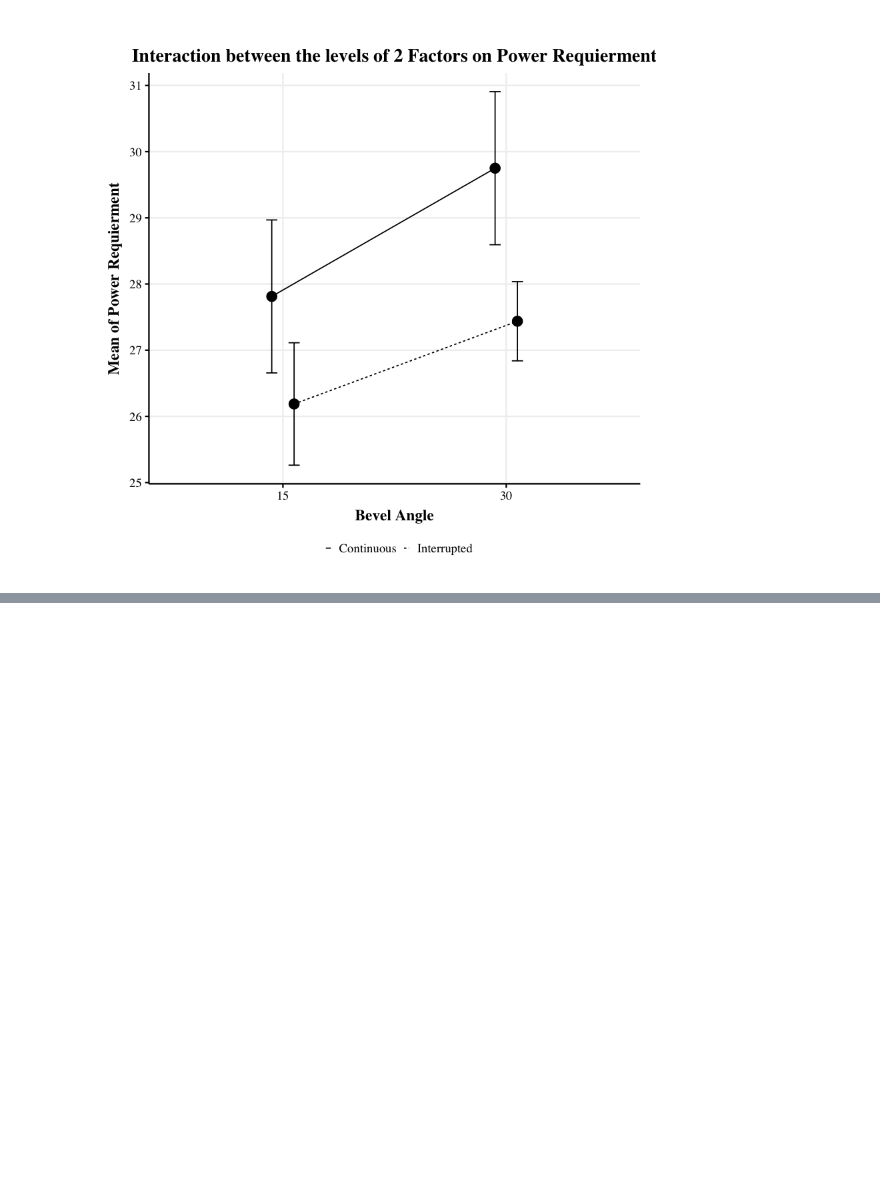
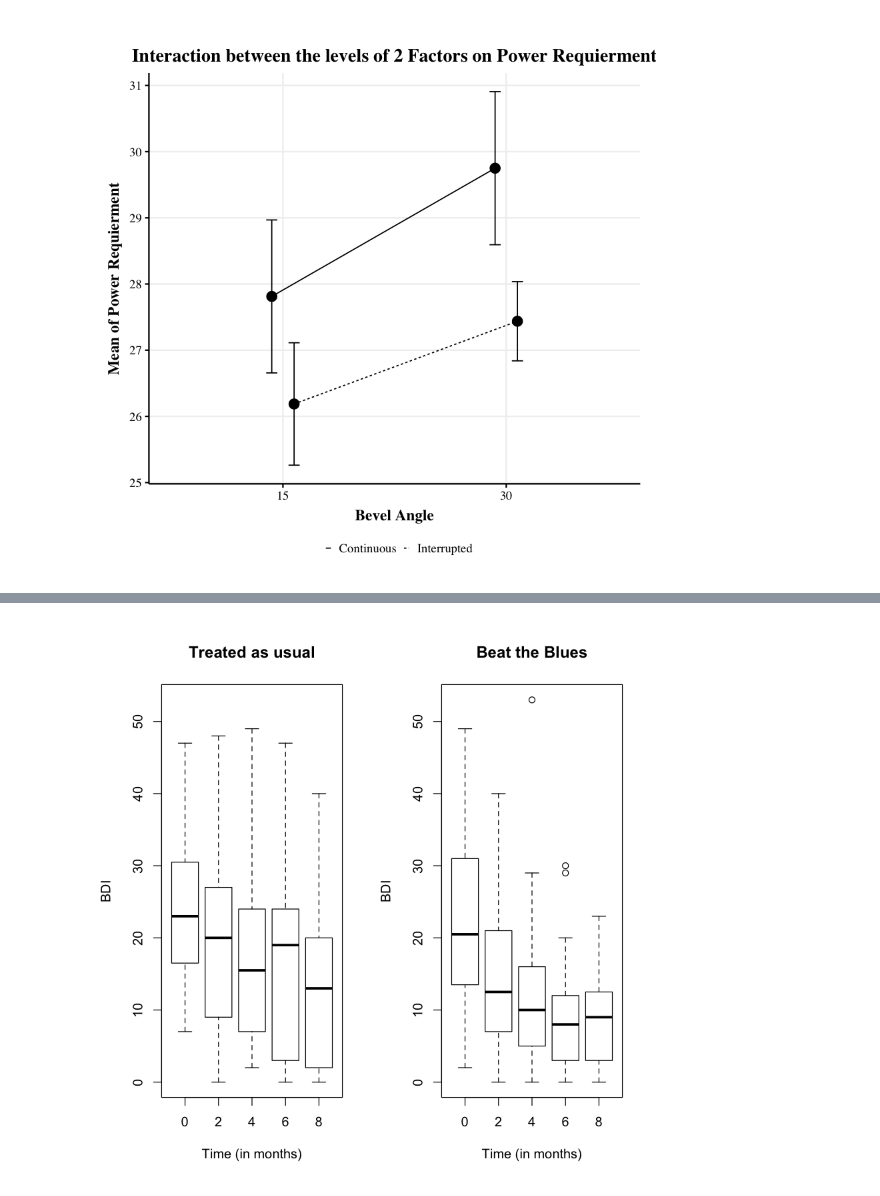
Before and after one commit to billytaipei101/6-R-statistics-for-Psy, a Jupyter notebook: R stats for psy.ipynb, the cells around one changed output, grey strips where cells are left out. Drawn from its saved outputs; the diff is of its cells as text; code cells hidden in the pictures; blank space fills up the shorter version.

```diff
--- a/R stats for psy.ipynb
+++ b/R stats for psy.ipynb
@@ -977,0 +1403,14 @@ factor2_inter(dataset,varname1,varname2,varname3,varlabel1,varlabel2,varlabel3)
+# %%
+library(lme4)
+library(car)
+data("BtheB", package = "HSAUR")
+layout(matrix(1:2, nrow = 1))
+ylim <- range(BtheB[,grep("bdi", names(BtheB))], na.rm = TRUE)
+boxplot(subset(BtheB, treatment == "TAU")[,grep("bdi", names(BtheB))],
+        main = "Treated as usual", ylab = "BDI",
+        xlab = "Time (in months)", names = c(0, 2, 4, 6, 8), ylim = ylim)
+boxplot(subset(BtheB, treatment == "BtheB")[,grep("bdi", names(BtheB))],
+        main = "Beat the Blues", ylab = "BDI", xlab = "Time (in months)",
+        names = c(0, 2, 4, 6, 8), ylim = ylim)
+# %% [output]
+[figure, added]
```
Also changed, not shown: parts of 77 cells of this notebook, 3 other files.
